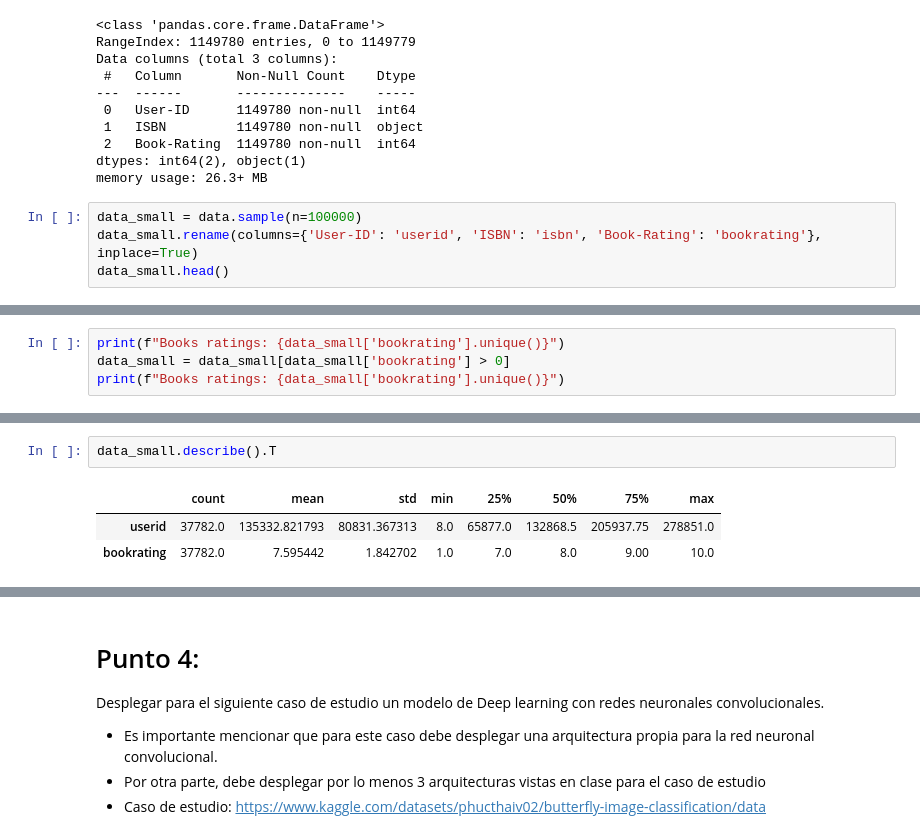
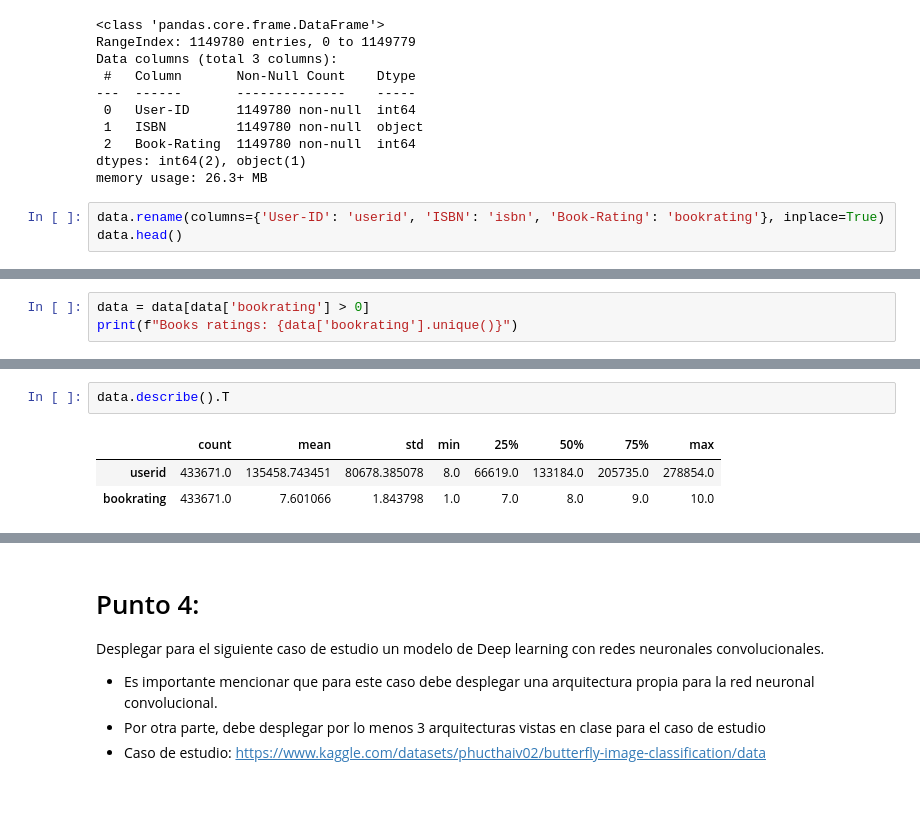
Before and after one commit to TalentoTech-IAA-2024/proyecto, a Jupyter notebook: Parte_1-3_Proyecto.ipynb, the cells around one changed output, grey strips where cells are left out. Drawn from its saved outputs; the diff is of its cells as text; blank space fills up the shorter version.

```diff
--- a/Parte_1-3_Proyecto.ipynb
+++ b/Parte_1-3_Proyecto.ipynb
@@ -690,8 +690,7 @@ Data columns (total 3 columns):
 dtypes: int64(2), object(1)
 memory usage: 26.3+ MB
 # %%
-data_small = data.sample(n=100000)
-data_small.rename(columns={'User-ID': 'userid', 'ISBN': 'isbn', 'Book-Rating': 'bookrating'}, inplace=True)
-data_small.head()
+data.rename(columns={'User-ID': 'userid', 'ISBN': 'isbn', 'Book-Rating': 'bookrating'}, inplace=True)
+data.head()
 # %% [output]
 |  | userid | isbn | bookrating |
@@ -703,5 +715,4 @@ data_small.head()
 # %%
-print(f"Books ratings: {data_small['bookrating'].unique()}")
-data_small = data_small[data_small['bookrating'] > 0]
-print(f"Books ratings: {data_small['bookrating'].unique()}")
+data = data[data['bookrating'] > 0]
+print(f"Books ratings: {data['bookrating'].unique()}")
 # %% [output]
@@ -710,6 +732,6 @@ Books ratings: [ 9  8  7  6  5 10  4  3  2  1]
 # %%
-data_small.describe().T
+data.describe().T
 # %% [output]
 |  | count | mean | std | min | 25% | 50% | 75% | max |
-| userid | 37782.0 | 135332.821793 | 80831.367313 | 8.0 | 65877.0 | 132868.5 | 205937.75 | 278851.0 |
-| bookrating | 37782.0 | 7.595442 | 1.842702 | 1.0 | 7.0 | 8.0 | 9.00 | 10.0 |
+| userid | 433671.0 | 135458.743451 | 80678.385078 | 8.0 | 66619.0 | 133184.0 | 205735.0 | 278854.0 |
+| bookrating | 433671.0 | 7.601066 | 1.843798 | 1.0 | 7.0 | 8.0 | 9.0 | 10.0 |
```
Also changed, not shown: parts of 22 cells of this notebook.
